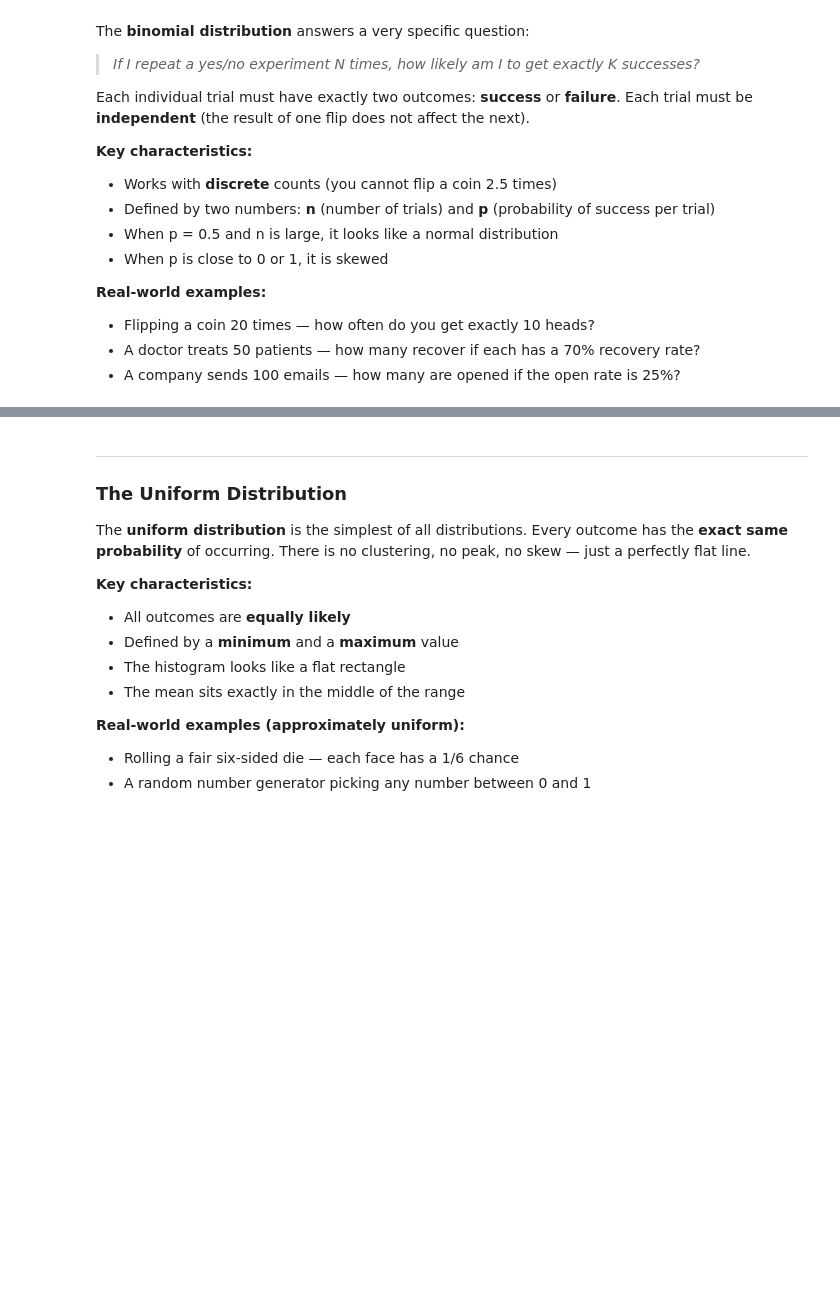
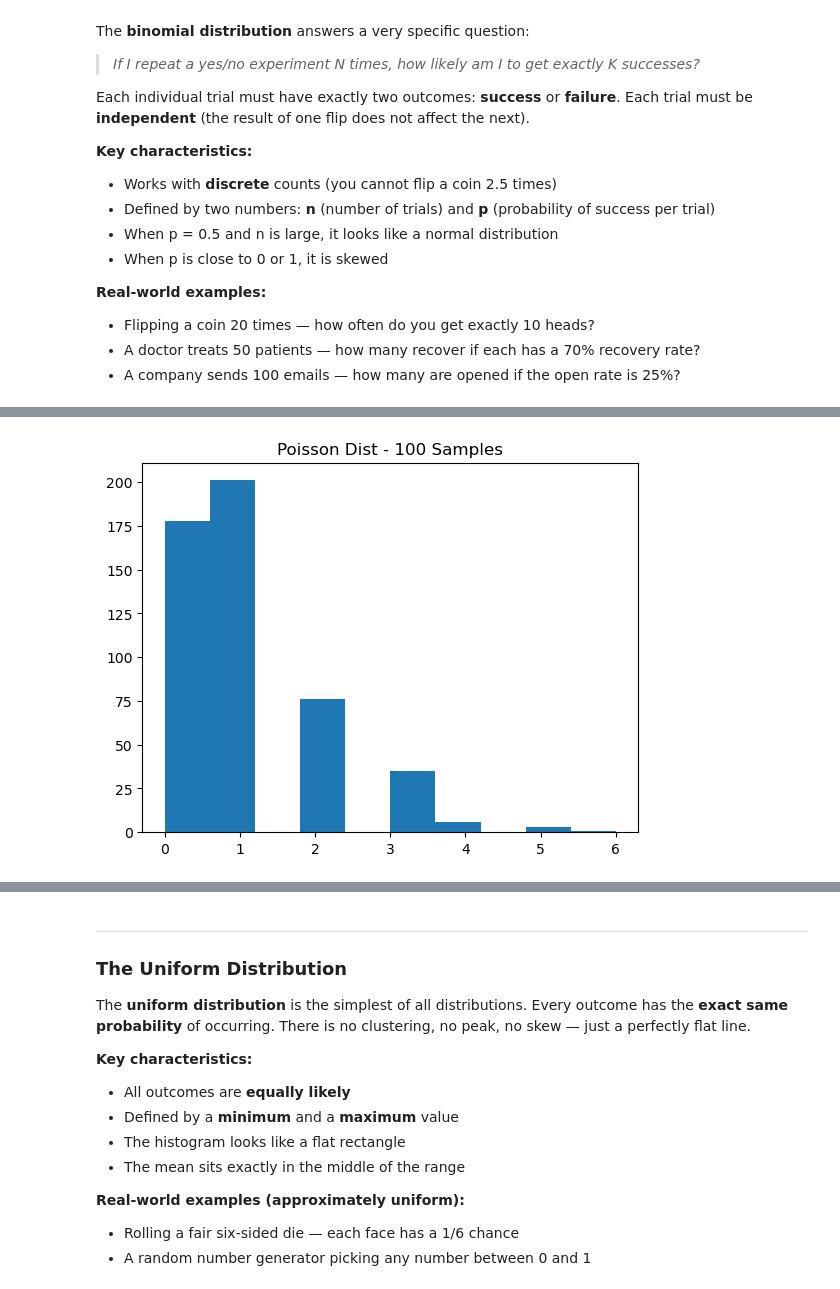
Before and after one commit to F-said/IF-2026, a Jupyter notebook: week6/prob_distributions/prob_distributions.ipynb, the cells around one changed output, grey strips where cells are left out. Drawn from its saved outputs; the diff is of its cells as text; code cells hidden in the pictures; blank space fills up the shorter version.

```diff
--- a/week6/prob_distributions/prob_distributions.ipynb
+++ b/week6/prob_distributions/prob_distributions.ipynb
@@ -405,0 +437,11 @@ print(results)
+# %%
+results = np.random.poisson(size=500)
+
+plt.figure()
+plt.hist(results)
+
+plt.title('Poisson Dist - 100 Samples')
+
+plt.show()
+# %% [output]
+[figure, added]
```
Also changed, not shown: parts of 24 cells of this notebook, 5 other files.
